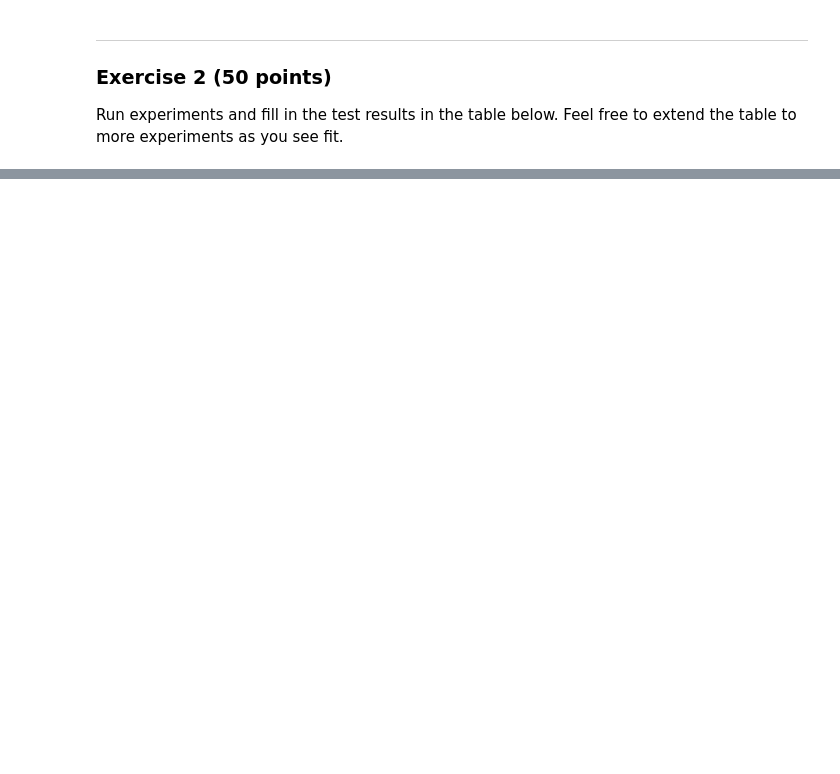
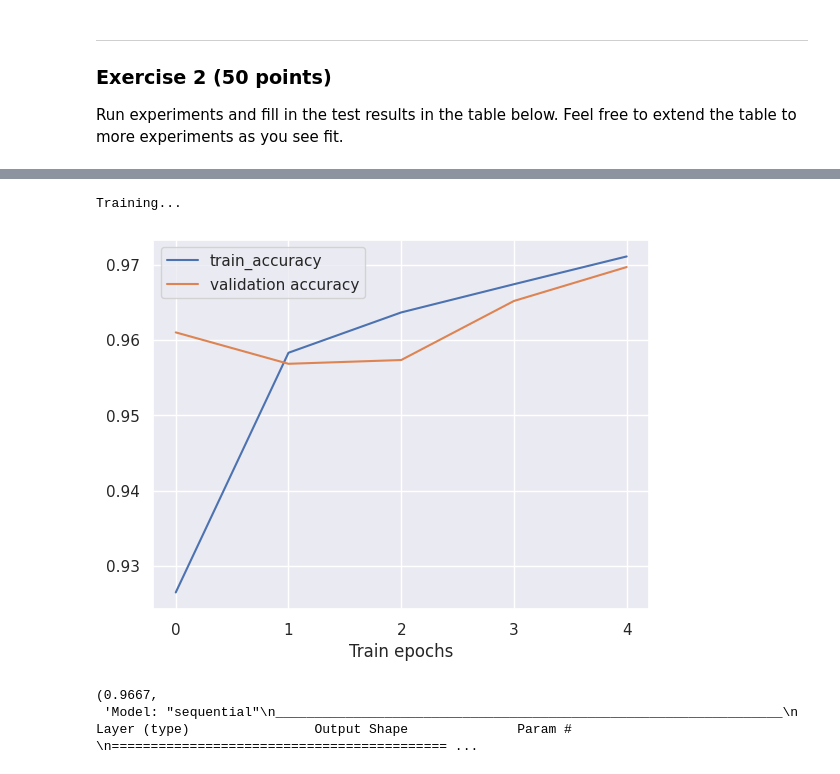
Before and after one commit to dojian/classML, a Jupyter notebook: 06_Neural_Networks.ipynb, the cells around one changed output, grey strips where cells are left out. Saved outputs shown, nothing was run; the diff lists cells and outputs as text; code cells hidden in the pictures; blank space fills up the shorter version.

```diff
--- a/06_Neural_Networks.ipynb
+++ b/06_Neural_Networks.ipynb
@@ -229,0 +268,12 @@ fashion|[256,128]|relu|Adam|0.01||
+# %%
+train_and_evaluate(data='digits',
+                       hidden_layer_sizes=[256,128],
+                       activation='relu',
+                       optimizer='Adam',
+                       learning_rate=0.01,
+                       num_epochs=5)
+# %% [output]
+Training...
+[figure, added]
+(0.9667,
+ 'Model: "sequential"\n_________________________________________________________________\n Layer (type)                Output Shape              Param #   \n=========================================== ...
```
Also changed, not shown: parts of 16 cells of this notebook.
